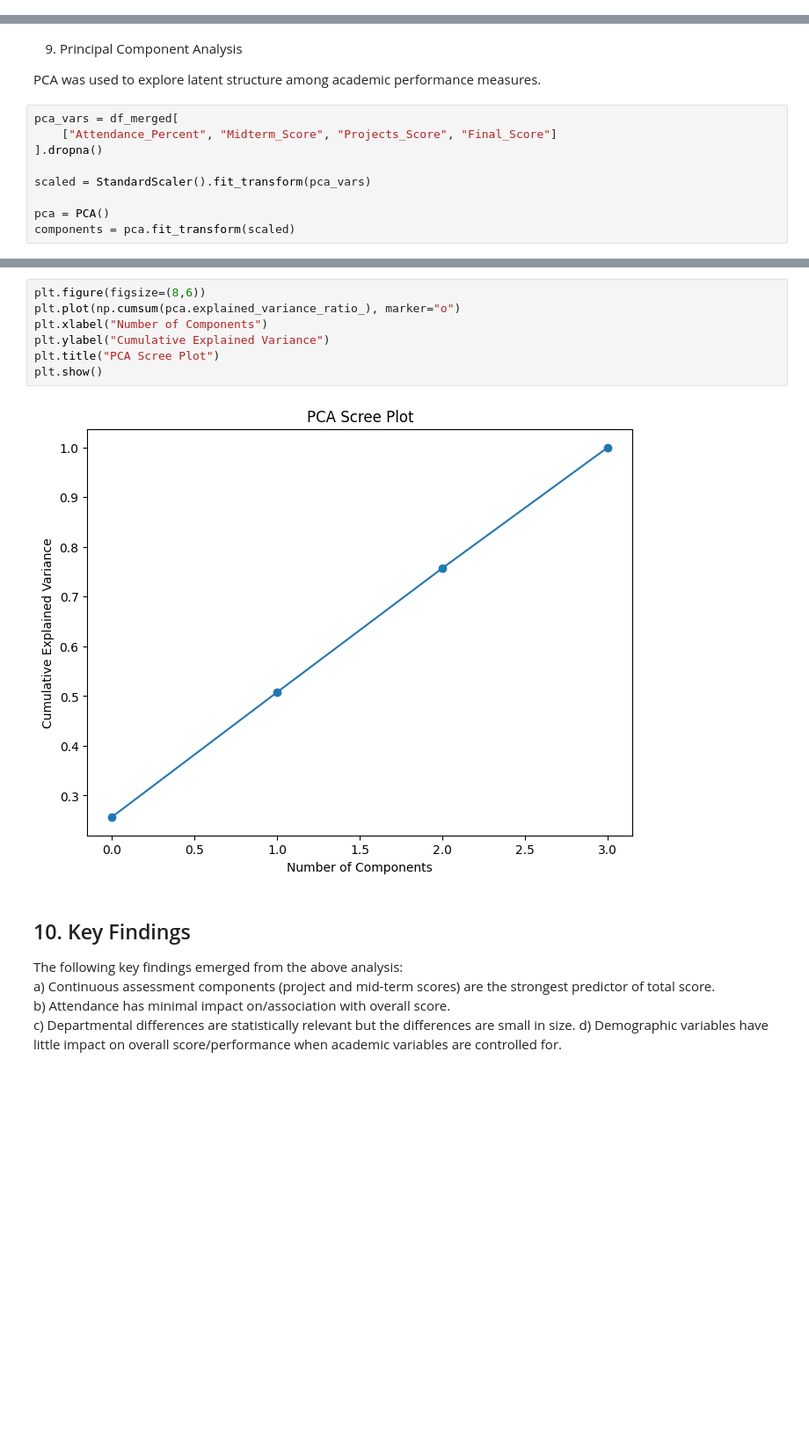
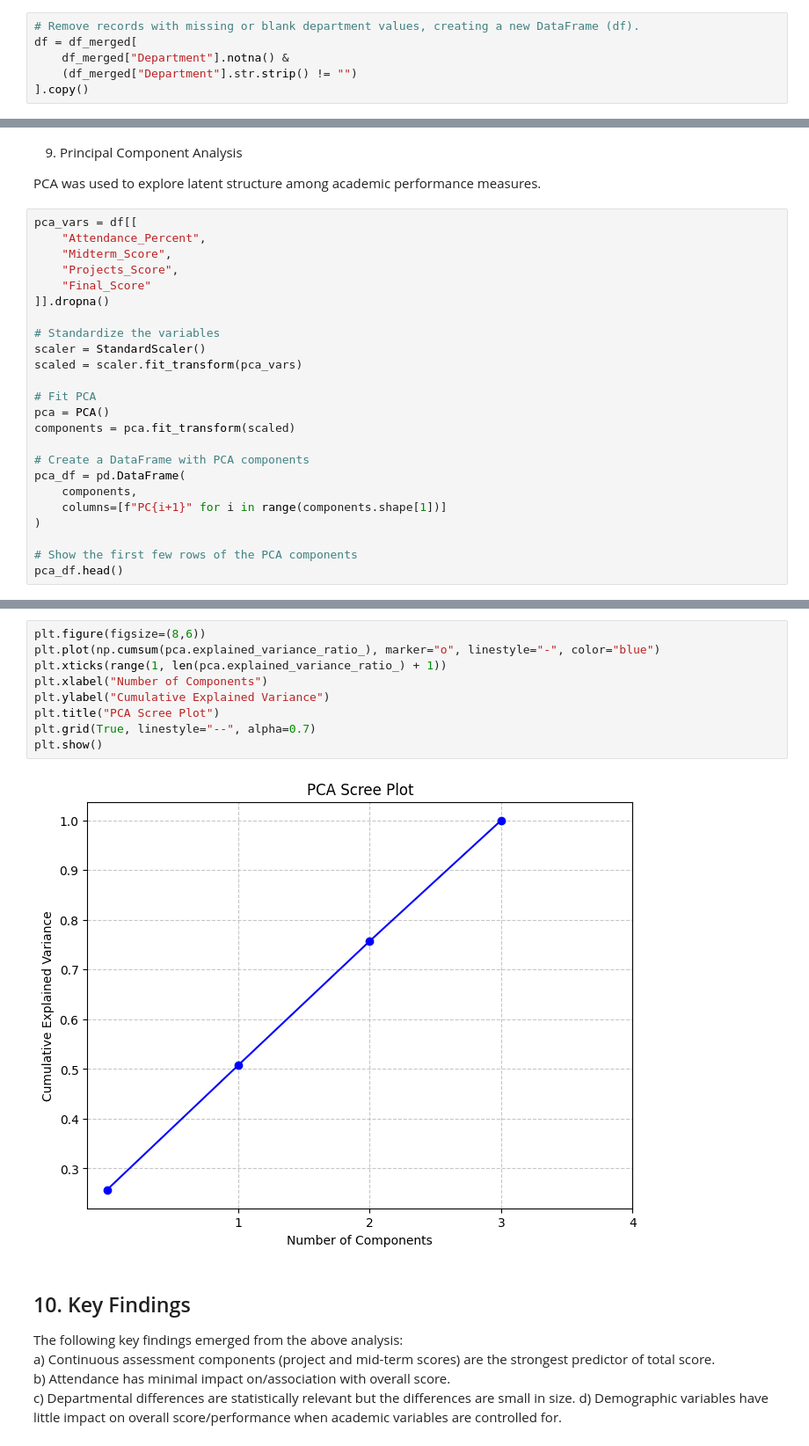
Before and after one commit to seasid3/programming-for-data-analytics-project, a Jupyter notebook: student_outcomes.ipynb, the cells around one changed output, grey strips where cells are left out. Shown at 88% size. Saved outputs shown, nothing was run; the diff lists cells and outputs as text; blank space fills up the shorter version.

```diff
--- a/student_outcomes.ipynb
+++ b/student_outcomes.ipynb
@@ -71,3 +91,9 @@ df_merged.head()
+# %%
+# Remove records with missing or blank department values, creating a new DataFrame (df).
+df = df_merged[
+    df_merged["Department"].notna() &
+    (df_merged["Department"].str.strip() != "")
+].copy()
 # %% [markdown]
 ## 4. Data Inspection
 
@@ -315,11 +385,26 @@ plt.show()
 
 PCA was used to explore latent structure among academic performance measures.
 # %%
-pca_vars = df_merged[
-    ["Attendance_Percent", "Midterm_Score", "Projects_Score", "Final_Score"]
-].dropna()
+pca_vars = df[[
+    "Attendance_Percent",
+    "Midterm_Score",
+    "Projects_Score",
+    "Final_Score"
+]].dropna()
 
-scaled = StandardScaler().fit_transform(pca_vars)
+# Standardize the variables
+scaler = StandardScaler()
+scaled = scaler.fit_transform(pca_vars)
 
+# Fit PCA
 pca = PCA()
 components = pca.fit_transform(scaled)
+
+# Create a DataFrame with PCA components
+pca_df = pd.DataFrame(
+    components,
+    columns=[f"PC{i+1}" for i in range(components.shape[1])]
+)
+
+# Show the first few rows of the PCA components
+pca_df.head()
@@ -326,12 +418,14 @@ components = pca.fit_transform(scaled)
 # %%
 plt.figure(figsize=(8,6))
-plt.plot(np.cumsum(pca.explained_variance_ratio_), marker="o")
+plt.plot(np.cumsum(pca.explained_variance_ratio_), marker="o", linestyle="-", color="blue")
+plt.xticks(range(1, len(pca.explained_variance_ratio_) + 1))
 plt.xlabel("Number of Components")
 plt.ylabel("Cumulative Explained Variance")
 plt.title("PCA Scree Plot")
+plt.grid(True, linestyle="--", alpha=0.7)
 plt.show()
 # %% [output]
-[figure, old version]
+[figure, new version]
 # %% [markdown]
 ## 10. Key Findings
 
```
Also changed, not shown: parts of 28 cells of this notebook, 2 other files.
